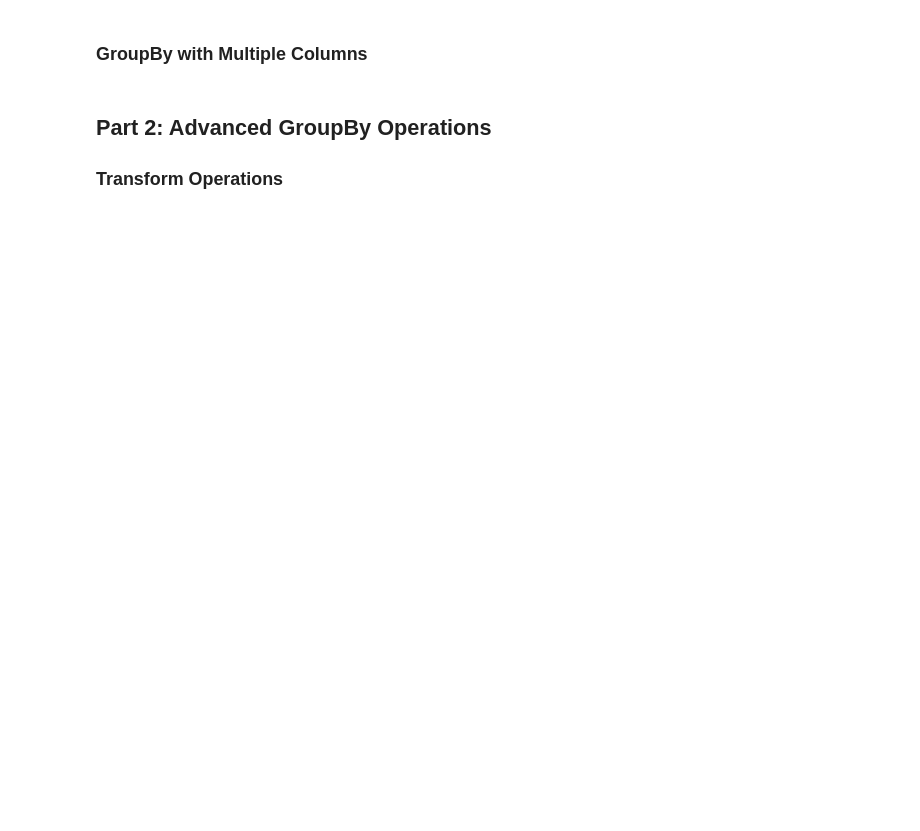
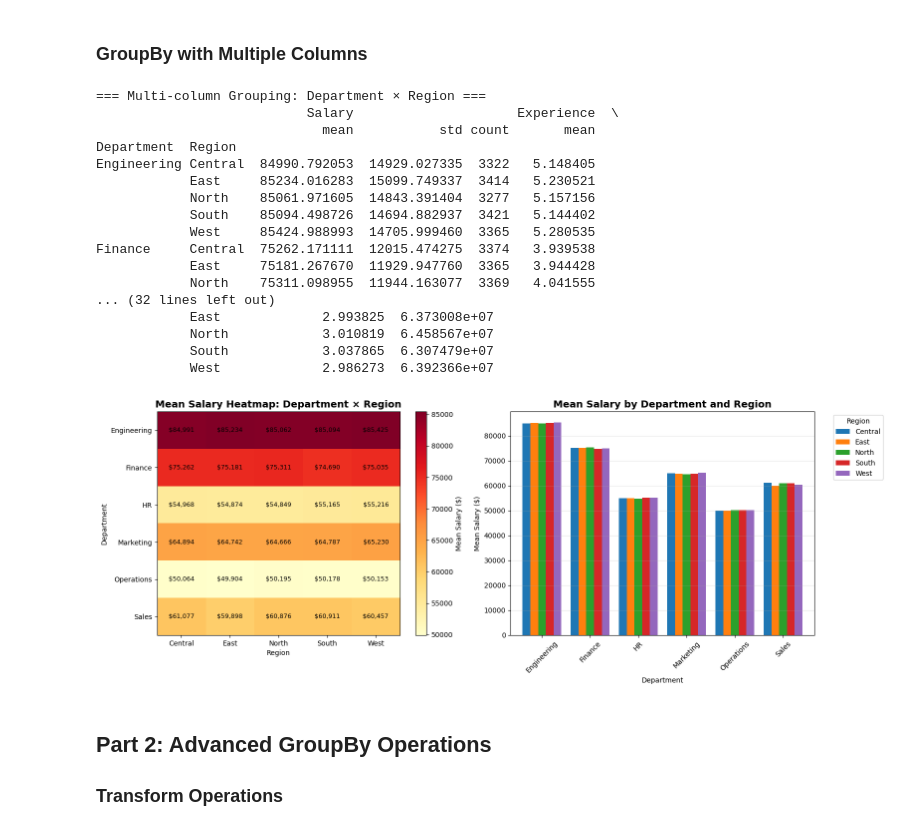
Before and after one commit to christopherseaman/datasci_217, a Jupyter notebook: 08/demo/demo1_groupby_operations.ipynb, the cells around one changed output. Cells and saved outputs as stored; diff of their text form; code cells hidden in the pictures; blank space fills up the shorter version.

```diff
--- a/08/demo/demo1_groupby_operations.ipynb
+++ b/08/demo/demo1_groupby_operations.ipynb
@@ -51,13 +208,81 @@ print(df.groupby('Department').agg({
 # %% [markdown]
 ### GroupBy with Multiple Columns
 # %%
-# Group by multiple columns
-print("=== Multi-column Grouping ===")
-result = df.groupby(['Department', 'Region']).agg({
-    'Salary': 'mean',
-    'Experience': 'mean'
+# Group by multiple columns - Department and Region
+print("=== Multi-column Grouping: Department × Region ===")
+result = df.groupby(["Department", "Region"]).agg({
+    "Salary": ["mean", "std", "count"],
+    "Experience": "mean",
+    "Performance_Score": "mean",
+    "Bonus": "sum",
 })
-print(result)
+print(result.head(20))
+
+# Visualize multi-dimensional grouping
+fig, axes = plt.subplots(1, 2, figsize=(16, 6))
+
+# 1. Heatmap of mean salary by Department × Region
+salary_pivot = df.groupby(["Department", "Region"])["Salary"].mean().unstack()
+im = axes[0].imshow(salary_pivot.values, cmap="YlOrRd", aspect="auto")
+axes[0].set_xticks(range(len(salary_pivot.columns)))
+axes[0].set_yticks(range(len(salary_pivot.index)))
+axes[0].set_xticklabels(salary_pivot.columns)
+axes[0].set_yticklabels(salary_pivot.index)
+axes[0].set_title(
+    "Mean Salary Heatmap: Department × Region", fontsize=14, fontweight="bold"
+)
+axes[0].set_xlabel("Region")
+axes[0].set_ylabel("Department")
+plt.colorbar(im, ax=axes[0], label="Mean Salary ($)")
+
+# Add text annotations
+for i in range(len(salary_pivot.index)):
+    for j in range(len(salary_pivot.columns)):
+        text = axes[0].text(
+            j,
+            i,
+            f"${salary_pivot.iloc[i, j]:,.0f}",
+            ha="center",
+            va="center",
+            color="black",
+            fontsize=9,
+        )
+
+# 2. Grouped bar chart
+dept_region_salary = (
+    df.groupby(["Department", "Region"])["Salary"].mean().unstack()
+)
+dept_region_salary.plot(kind="bar", ax=axes[1], width=0.8)
+axes[1].set_title(
+    "Mean Salary by Department and Region", fontsize=14, fontweight="bold"
+)
+axes[1].set_ylabel("Mean Salary ($)")
+axes[1].set_xlabel("Department")
+axes[1].legend(title="Region", bbox_to_anchor=(1.05, 1), loc="upper left")
+axes[1].tick_params(axis="x", rotation=45)
+axes[1].grid(axis="y", alpha=0.3)
+
+plt.tight_layout()
+plt.show()
+# %% [output]
+=== Multi-column Grouping: Department × Region ===
+                           Salary                     Experience  \
+                             mean           std count       mean
+Department  Region
+Engineering Central  84990.792053  14929.027335  3322   5.148405
+            East     85234.016283  15099.749337  3414   5.230521
+            North    85061.971605  14843.391404  3277   5.157156
+            South    85094.498726  14694.882937  3421   5.144402
+            West     85424.988993  14705.999460  3365   5.280535
+Finance     Central  75262.171111  12015.474275  3374   3.939538
+            East     75181.267670  11929.947760  3365   3.944428
+            North    75311.098955  11944.163077  3369   4.041555
+... (32 lines left out)
+            East             2.993825  6.373008e+07
+            North            3.010819  6.458567e+07
+            South            3.037865  6.307479e+07
+            West             2.986273  6.392366e+07
+[figure, added]
 # %% [markdown]
 ## Part 2: Advanced GroupBy Operations
 
```
Also changed, not shown: parts of 9 cells of this notebook, 16 other files.
